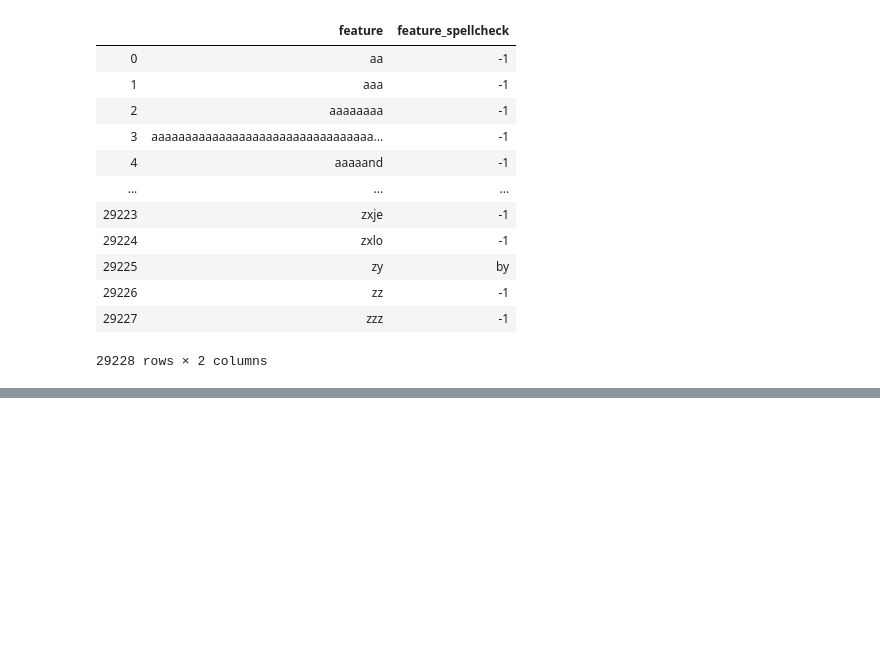
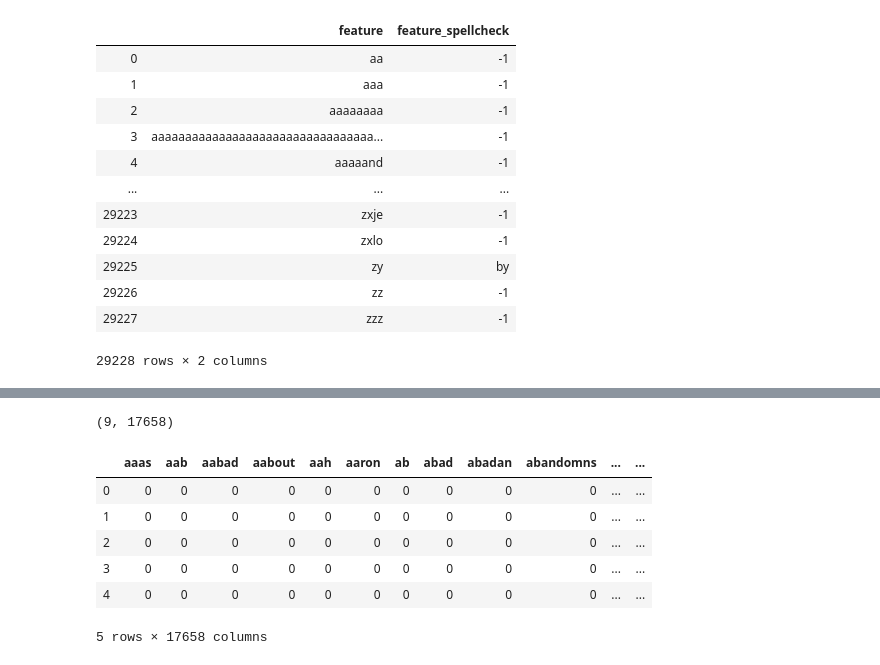
Before and after one commit to mrugeles/Disaster-Response-Pipeline, a Jupyter notebook: test.ipynb, the cells around one changed output, grey strips where cells are left out. Cells and saved outputs as stored; diff of their text form; code cells hidden in the pictures; blank space fills up the shorter version.

```diff
--- a/test.ipynb
+++ b/test.ipynb
@@ -131,3 +97,14 @@ rename_columns
 # %%
-matrix = matrix.drop(drop_columns, axis = 1)
-matrix
+matrix = matrix.drop(columns_df.loc[columns_df['feature_spellcheck'] == "-1"]['feature'].values, axis = 1)
+
+print(matrix.shape)
+matrix.head()
+# %% [output]
+(9, 17658)
+|  | aaas | aab | aabad | aabout | aah | aaron | ab | abad | abadan | abandomns | ... | ... |
+| 0 | 0 | 0 | 0 | 0 | 0 | 0 | 0 | 0 | 0 | 0 | ... | ... |
+| 1 | 0 | 0 | 0 | 0 | 0 | 0 | 0 | 0 | 0 | 0 | ... | ... |
+| 2 | 0 | 0 | 0 | 0 | 0 | 0 | 0 | 0 | 0 | 0 | ... | ... |
+| 3 | 0 | 0 | 0 | 0 | 0 | 0 | 0 | 0 | 0 | 0 | ... | ... |
+| 4 | 0 | 0 | 0 | 0 | 0 | 0 | 0 | 0 | 0 | 0 | ... | ... |
+5 rows × 17658 columns
```
Also changed, not shown: parts of 15 cells of this notebook, 6 other files.
